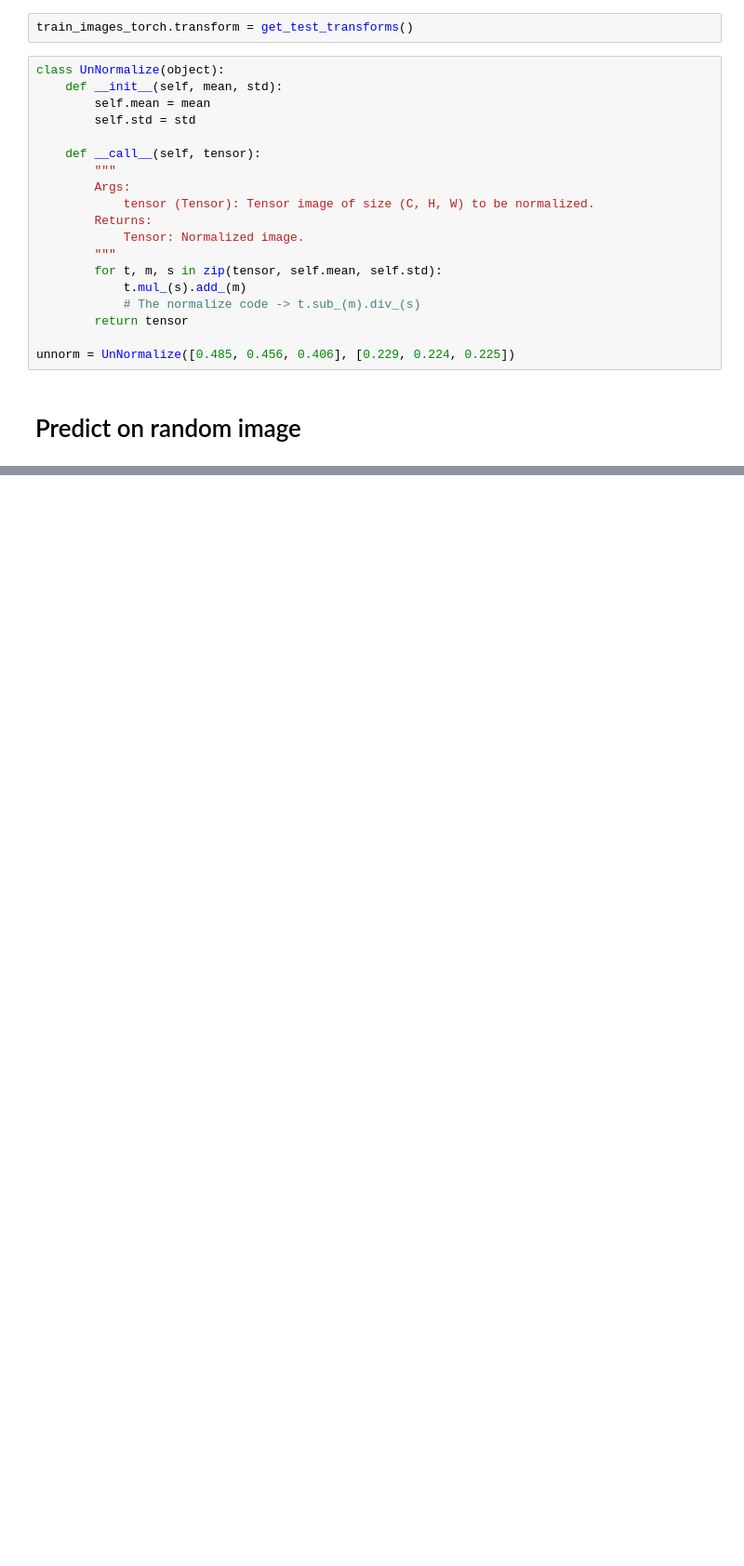
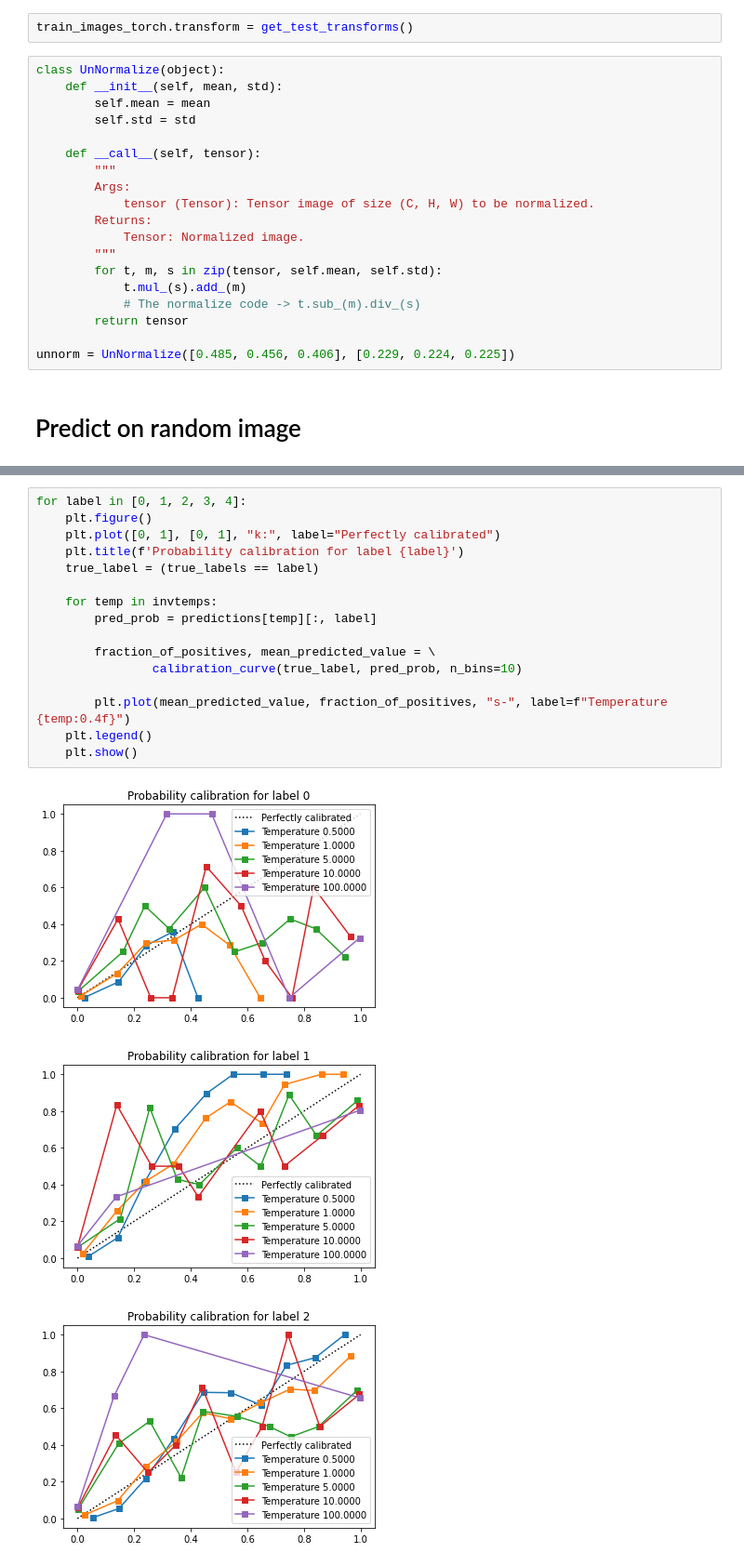
Before and after one commit to btseytlin/kaggle_cassava, a Jupyter notebook: notebooks/model_inspection.ipynb, the cells around one changed output, grey strips where cells are left out. Shown: that part at 93% size. Cells and saved outputs as stored; diff of their text form; blank space fills up the shorter version.

```diff
--- a/notebooks/model_inspection.ipynb
+++ b/notebooks/model_inspection.ipynb
@@ -146,0 +237,20 @@ plt.show()
+# %%
+for label in [0, 1, 2, 3, 4]:
+    plt.figure()
+    plt.plot([0, 1], [0, 1], "k:", label="Perfectly calibrated")
+    plt.title(f'Probability calibration for label {label}')
+    true_label = (true_labels == label)
+
+    for temp in invtemps:
+        pred_prob = predictions[temp][:, label]
+
+        fraction_of_positives, mean_predicted_value = \
+                calibration_curve(true_label, pred_prob, n_bins=10)
+
+        plt.plot(mean_predicted_value, fraction_of_positives, "s-", label=f"Temperature {temp:0.4f}")
+    plt.legend()
+    plt.show()
+# %% [output]
+[figure, added]
+[figure, added]
+[figure, added]
```
Also changed, not shown: parts of 25 cells of this notebook, 9 other files.
